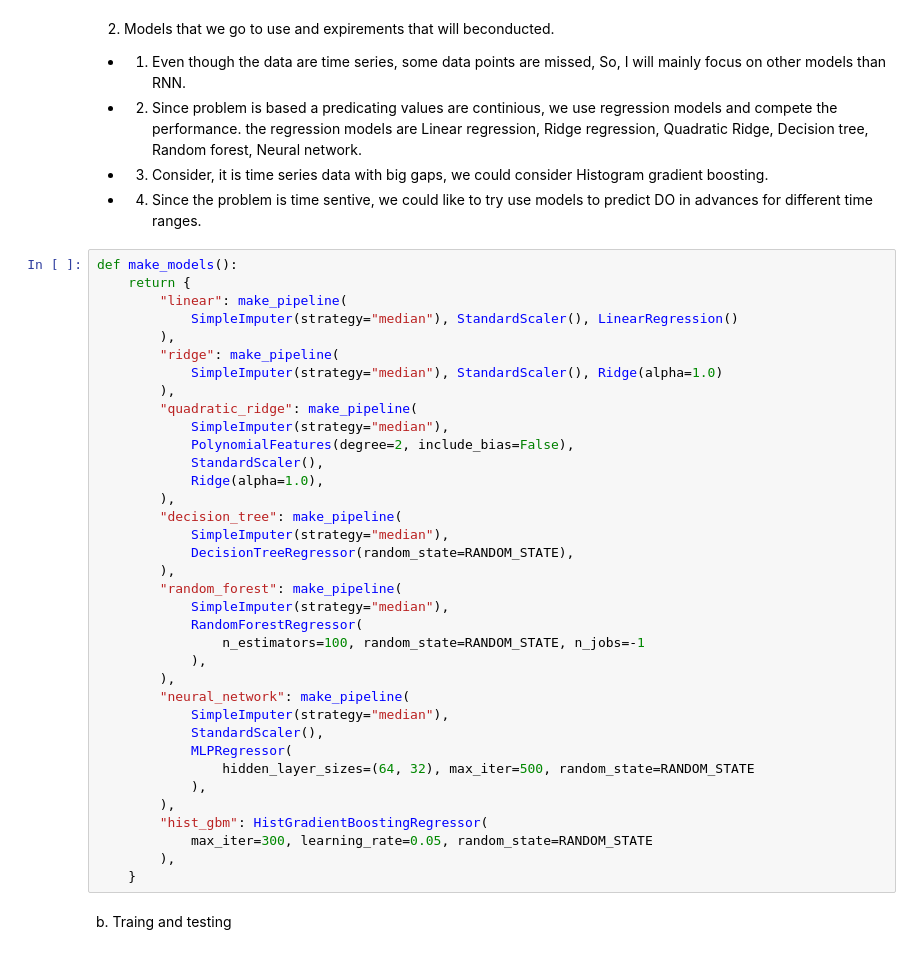
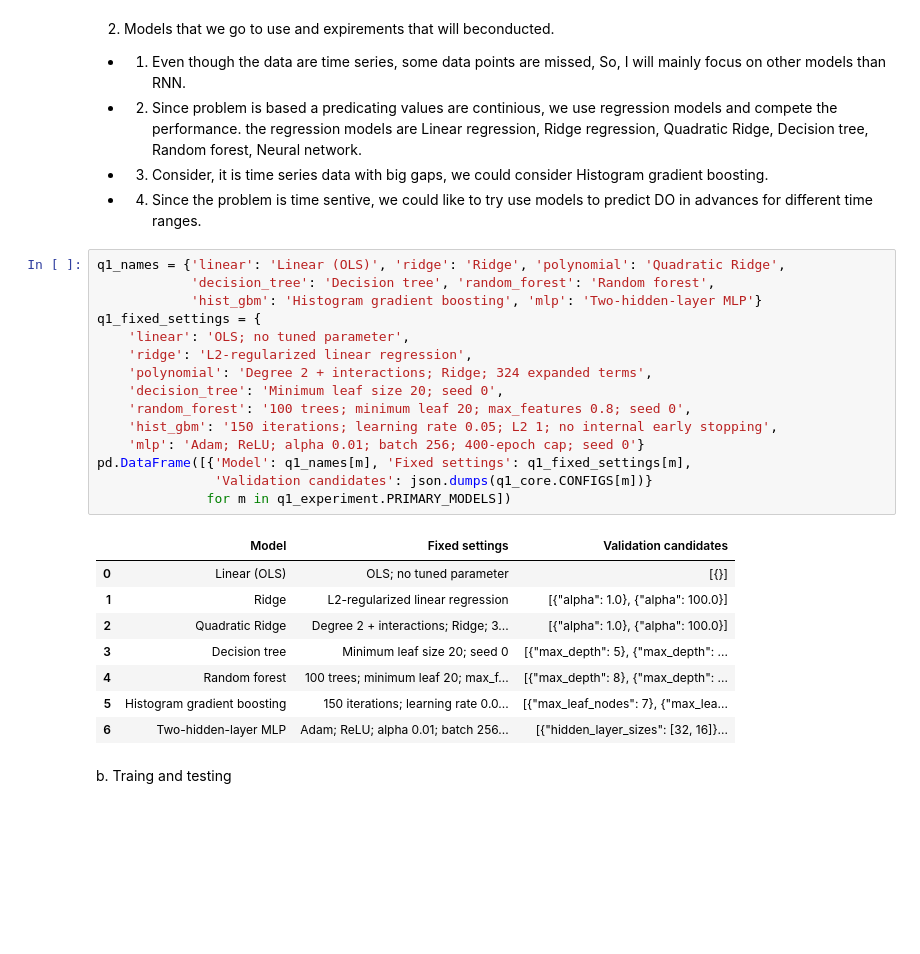
Before and after one commit to Strawhat-jayesh/Data602, a Jupyter notebook: EDA/Question_1.ipynb, the cells around one changed output. Saved outputs shown, nothing was run; the diff lists cells and outputs as text; blank space fills up the shorter version.

```diff
--- a/EDA/Question_1.ipynb
+++ b/EDA/Question_1.ipynb
@@ -122,41 +71,29 @@ So, I will mainly focus on other models than RNN.
 - 3. Consider, it is time series data with big gaps, we could consider Histogram gradient boosting.
 - 4. Since the problem is time sentive, we could like to try use models to predict DO in advances for different time ranges.
 # %%
-def make_models():
-    return {
-        "linear": make_pipeline(
-            SimpleImputer(strategy="median"), StandardScaler(), LinearRegression()
-        ),
-        "ridge": make_pipeline(
-            SimpleImputer(strategy="median"), StandardScaler(), Ridge(alpha=1.0)
-        ),
-        "quadratic_ridge": make_pipeline(
-            SimpleImputer(strategy="median"),
-            PolynomialFeatures(degree=2, include_bias=False),
-            StandardScaler(),
-            Ridge(alpha=1.0),
-        ),
-        "decision_tree": make_pipeline(
-            SimpleImputer(strategy="median"),
-            DecisionTreeRegressor(random_state=RANDOM_STATE),
-        ),
-        "random_forest": make_pipeline(
-            SimpleImputer(strategy="median"),
-            RandomForestRegressor(
-                n_estimators=100, random_state=RANDOM_STATE, n_jobs=-1
-            ),
-        ),
-        "neural_network": make_pipeline(
-            SimpleImputer(strategy="median"),
-            StandardScaler(),
-            MLPRegressor(
-                hidden_layer_sizes=(64, 32), max_iter=500, random_state=RANDOM_STATE
-            ),
-        ),
-        "hist_gbm": HistGradientBoostingRegressor(
-            max_iter=300, learning_rate=0.05, random_state=RANDOM_STATE
-        ),
-    }
+q1_names = {'linear': 'Linear (OLS)', 'ridge': 'Ridge', 'polynomial': 'Quadratic Ridge',
+            'decision_tree': 'Decision tree', 'random_forest': 'Random forest',
+            'hist_gbm': 'Histogram gradient boosting', 'mlp': 'Two-hidden-layer MLP'}
+q1_fixed_settings = {
+    'linear': 'OLS; no tuned parameter',
+    'ridge': 'L2-regularized linear regression',
+    'polynomial': 'Degree 2 + interactions; Ridge; 324 expanded terms',
+    'decision_tree': 'Minimum leaf size 20; seed 0',
+    'random_forest': '100 trees; minimum leaf 20; max_features 0.8; seed 0',
+    'hist_gbm': '150 iterations; learning rate 0.05; L2 1; no internal early stopping',
+    'mlp': 'Adam; ReLU; alpha 0.01; batch 256; 400-epoch cap; seed 0'}
+pd.DataFrame([{'Model': q1_names[m], 'Fixed settings': q1_fixed_settings[m],
+               'Validation candidates': json.dumps(q1_core.CONFIGS[m])}
+              for m in q1_experiment.PRIMARY_MODELS])
+# %% [output]
+|  | Model | Fixed settings | Validation candidates |
+| 0 | Linear (OLS) | OLS; no tuned parameter | [{}] |
+| 1 | Ridge | L2-regularized linear regression | [{"alpha": 1.0}, {"alpha": 100.0}] |
+| 2 | Quadratic Ridge | Degree 2 + interactions; Ridge; 3... | [{"alpha": 1.0}, {"alpha": 100.0}] |
+| 3 | Decision tree | Minimum leaf size 20; seed 0 | [{"max_depth": 5}, {"max_depth": ... |
+| 4 | Random forest | 100 trees; minimum leaf 20; max_f... | [{"max_depth": 8}, {"max_depth": ... |
+| 5 | Histogram gradient boosting | 150 iterations; learning rate 0.0... | [{"max_leaf_nodes": 7}, {"max_lea... |
+| 6 | Two-hidden-layer MLP | Adam; ReLU; alpha 0.01; batch 256... | [{"hidden_layer_sizes": [32, 16]}... |
 # %% [markdown]
 b. Traing and testing
 # %%
```
Also changed, not shown: parts of 13 cells of this notebook, 3 other files.
